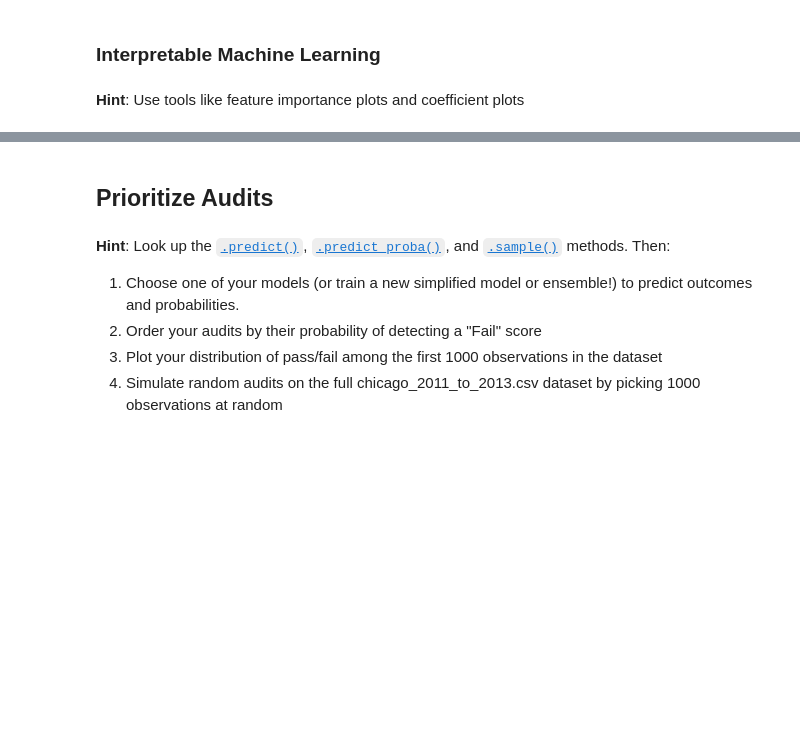
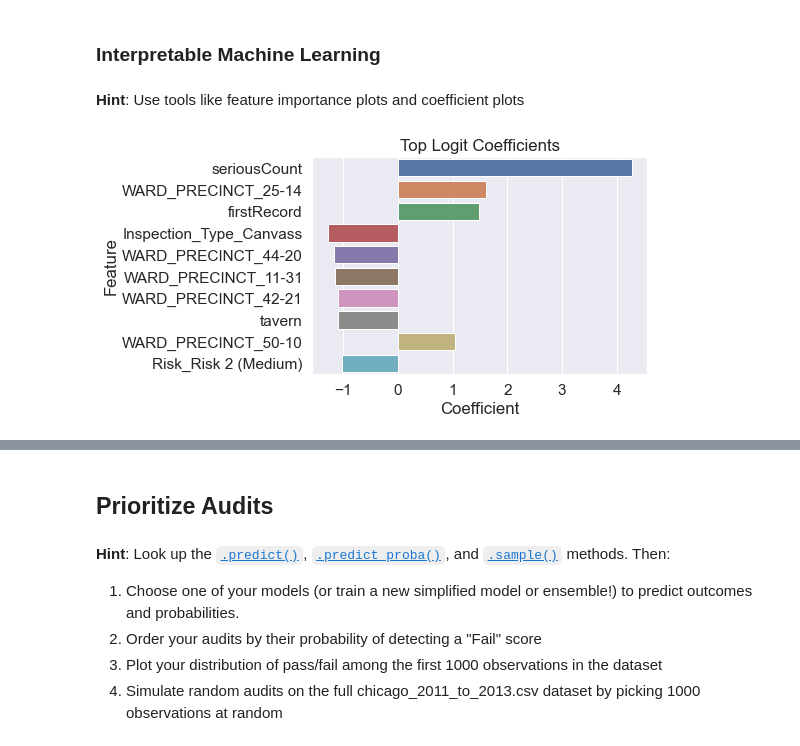
Before and after one commit to annettegailliot/CSS_Project3_Team7_Fall2022, a Jupyter notebook: Project 3 Students.ipynb, the cells around one changed output, grey strips where cells are left out. Saved outputs shown, nothing was run; the diff lists cells and outputs as text; code cells hidden in the pictures; blank space fills up the shorter version.

```diff
--- a/Project 3 Students.ipynb
+++ b/Project 3 Students.ipynb
@@ -175,5 +175,8 @@ Be sure to do the following:
 1. Import the appropriate library from sklearn
 2. Set up a hyperparameter grid (check out our previous labs to see how to do this)
 3. Find the best hyperparameters, and then fit your model (using train/validation splits or cross-validation)
+# %%
+X_train, X_test, y_train, y_test = train_test_split(X, y, train_size = .80, test_size=0.20,
+                                                   stratify=y)
 # %%
 #Annette - SVM
@@ -187,0 +298,31 @@ Be sure to do the following:
+# %%
+#Wan Random Forest
+from sklearn import tree
+from sklearn.ensemble import RandomForestClassifier
+from sklearn.model_selection import cross_val_score
+from sklearn.model_selection import GridSearchCV
+from sklearn.metrics import accuracy_score, confusion_matrix
+
+dt_classifier = tree.DecisionTreeClassifier(criterion='gini',  # or ‘entropy’ for information gain
+                       splitter='best',  # or ‘random’ for random best split
+                       max_depth=None,  # how deep tree nodes can go
+                       min_samples_split=2,  # samples needed to split node
+                       min_samples_leaf=1,  # samples needed for a leaf
+                       min_weight_fraction_leaf=0.0,  # weight of samples needed for a node
+                       max_features=None,  # number of features to look for when splitting
+                       max_leaf_nodes=None,  # max nodes
+                       min_impurity_decrease=1e-07, #early stopping
+                       random_state = 5) #random seed
+
+dt_classifier.fit(X_train, y_train)
+
+scores = cross_val_score(dt_classifier, X_train, y_train, cv=5)
+scores
+scores.mean()
+
+dt_classifier.score(X_test, y_test)
+
+#precision = cross_val_score(dt_classifier, X_train, y_train, cv=3, scoring='precision')
+#recall = cross_val_score(dt_classifier, X_train, y_train, cv=3, scoring='recall')
+#accuracy = cross_val_score(dt_classifier, X_train, y_train, cv=3, scoring='accuracy')
+#f1 = cross_val_score(dt_classifier, X_train, y_train, cv=3, scoring=‘f1’)
@@ -195,3 +371,12 @@ Be sure to do the following:
 ### Interpretable Machine Learning
 # %% [markdown]
 **Hint**: Use tools like feature importance plots and coefficient plots
+# %%
+logit_data = pd.concat([pd.DataFrame(X_train.columns),pd.DataFrame(np.transpose(log_model.coef_))], axis = 1)
+logit_data.columns = ['Feature', 'Coefficient']
+logit_data['abs_coef'] = abs(logit_data['Coefficient'])
+
+sns.barplot(x="Coefficient", y="Feature", data=logit_data.nlargest(10, 'abs_coef')).set_title("Top Logit Coefficients")
+plt.show()
+# %% [output]
+[figure, added]
```
Also changed, not shown: parts of 20 cells of this notebook.
